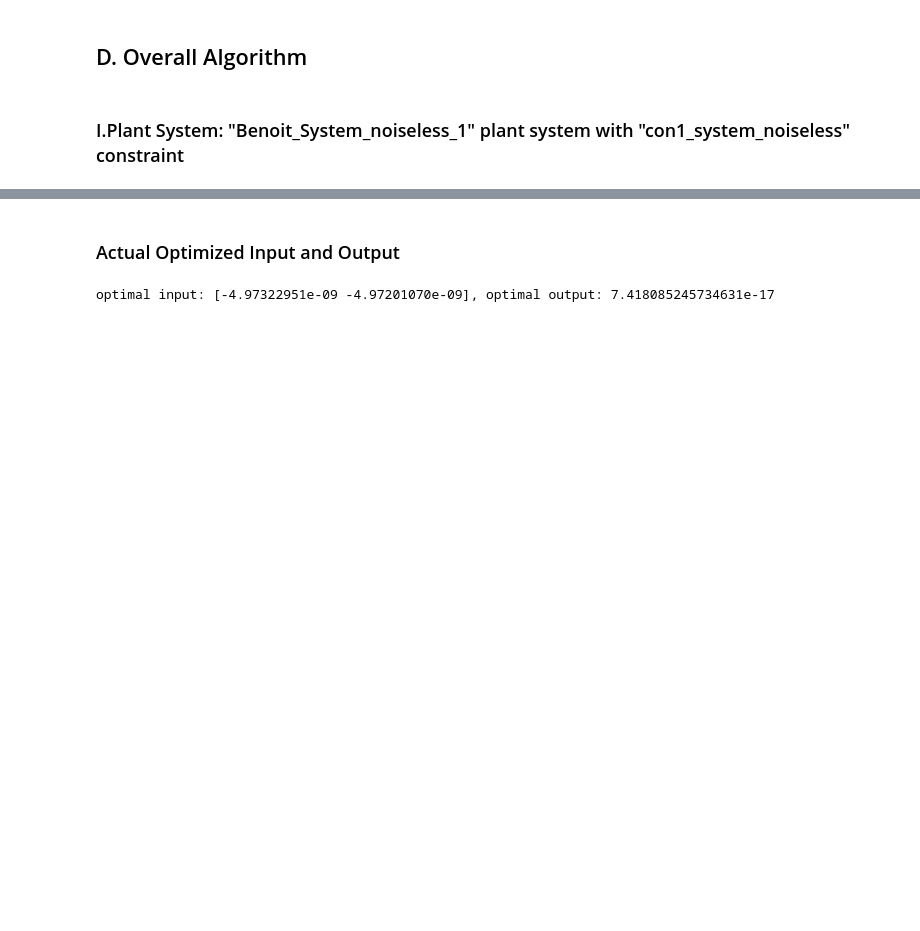
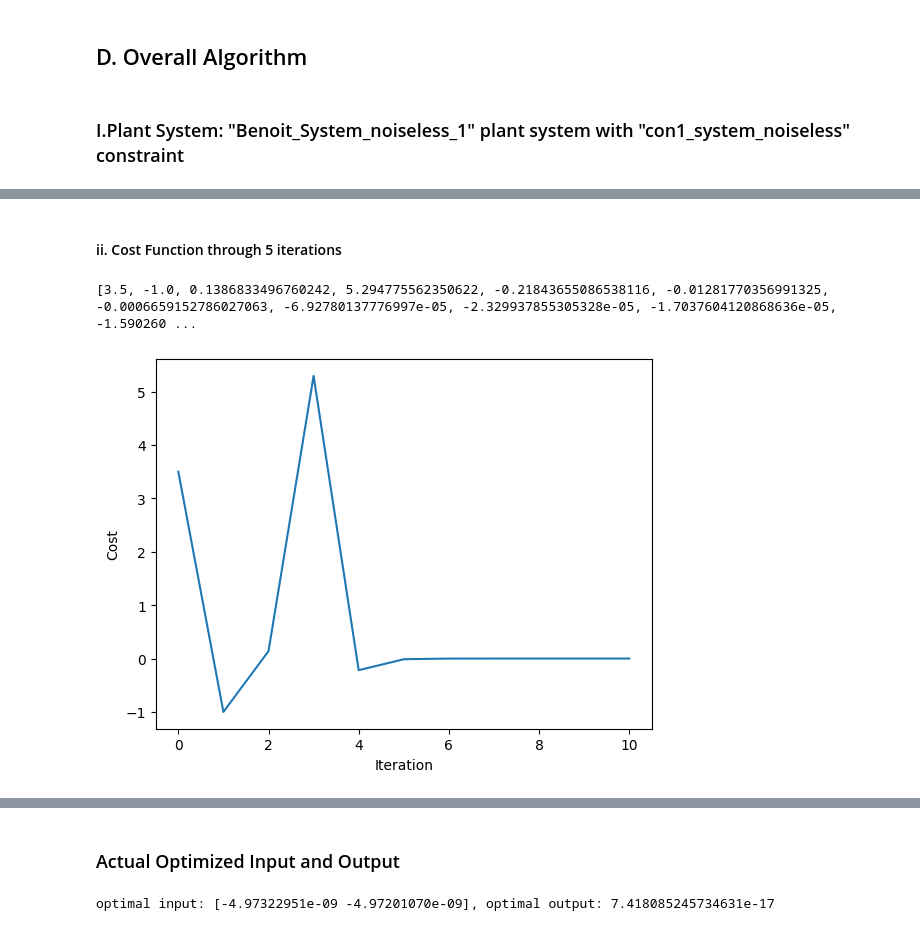
Before and after one commit to dleeim/Safe-Bayesian-Optimization, a Jupyter notebook: Benoit_Problem(Modifier_Adaptation).ipynb, the cells around one changed output, grey strips where cells are left out. Drawn from its saved outputs; the diff is of its cells as text; code cells hidden in the pictures; blank space fills up the shorter version.

```diff
--- a/Benoit_Problem(Modifier_Adaptation).ipynb
+++ b/Benoit_Problem(Modifier_Adaptation).ipynb
@@ -138,7 +138,7 @@ def cost_optimize(u0,theta,modifier):
                     constraints= con,
                     method='SLSQP',
                     options= {'ftol': 1e-9},
-                    args= (theta,modifier))
+                    args= (u0,theta,modifier))
 
     return result.x,result.fun
 # %%
@@ -255,0 +268,10 @@ optimal input: [-0.11844039 -0.17177513], optimal output: -0.020721885427756243
+# %% [markdown]
+#### ii. Cost Function through 5 iterations
+# %%
+print(data['cost'])
+plt.plot(data['index'],data['cost'])
+plt.xlabel('Iteration'), plt.ylabel('Cost')
+plt.show()
+# %% [output]
+[3.5, -1.0, 0.1386833496760242, 5.294775562350622, -0.21843655086538116, -0.01281770356991325, -0.0006659152786027063, -6.92780137776997e-05, -2.329937855305328e-05, -1.7037604120868636e-05, -1.590260 ...
+[figure, added]
```
Also changed, not shown: parts of 21 cells of this notebook, 1 other file.
